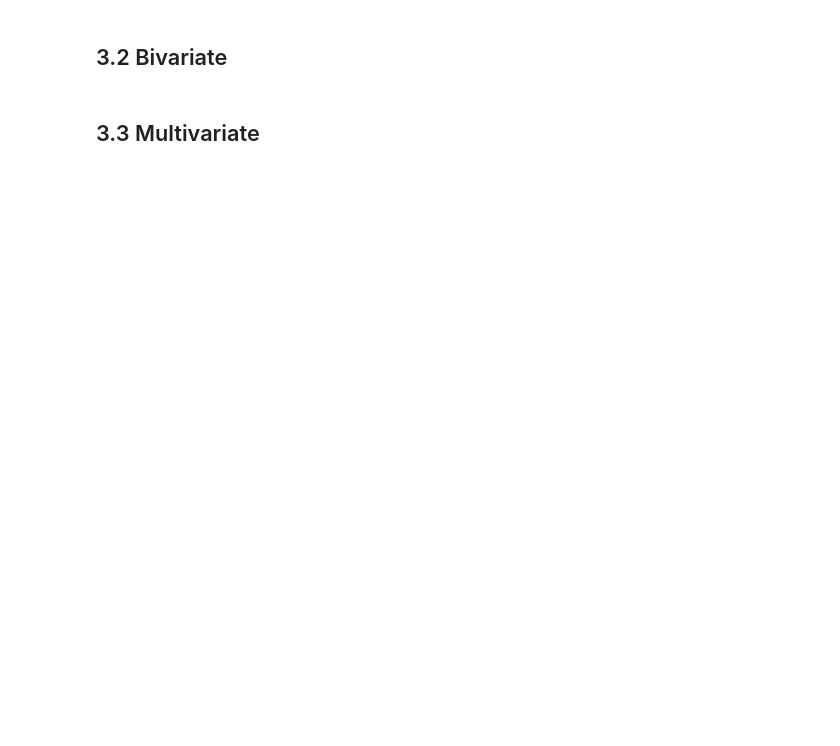
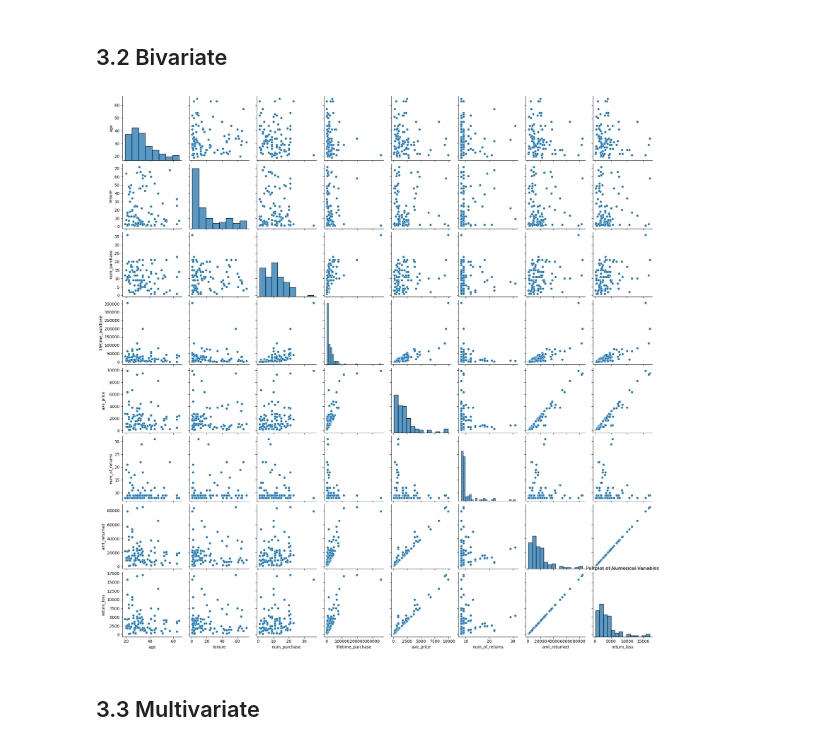
Before and after one commit to MarkPhamm/AI---ML, a Jupyter notebook: end-to-end.ipynb, the cells around one changed output. Drawn from its saved outputs; the diff is of its cells as text; code cells hidden in the pictures; blank space fills up the shorter version.

```diff
--- a/end-to-end.ipynb
+++ b/end-to-end.ipynb
@@ -447,8 +447,10 @@ plt.show()
 # %% [markdown]
 ## 3.2 Bivariate
 # %%
-sns.pairplot(df[[numerical_columns]])
+sns.pairplot(df[numerical_columns])
 plt.title('Pairplot of Numerical Variables')
 plt.show()
+# %% [output]
+[figure, added]
 # %% [markdown]
 ## 3.3 Multivariate
```
Also changed, not shown: parts of 2 cells of this notebook.
